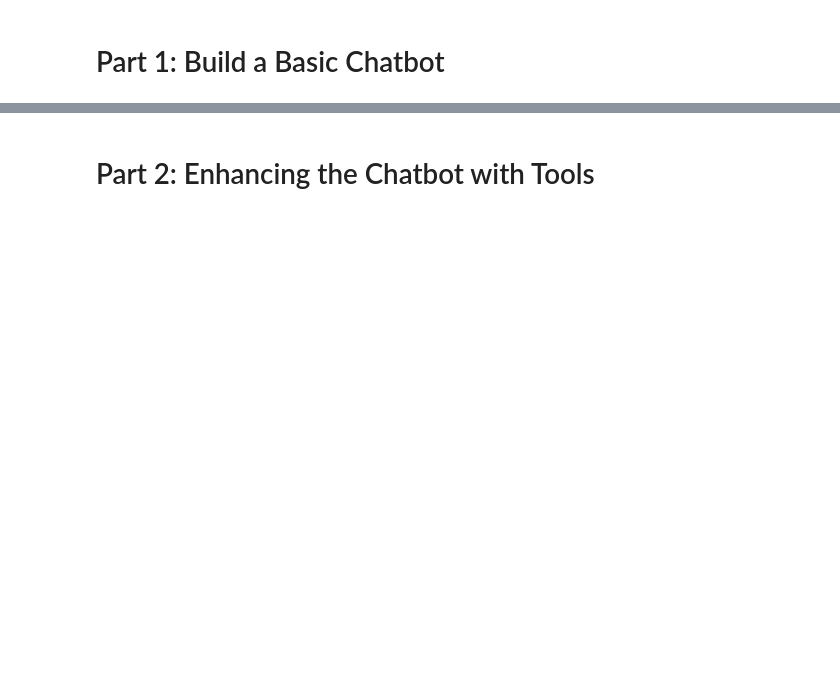
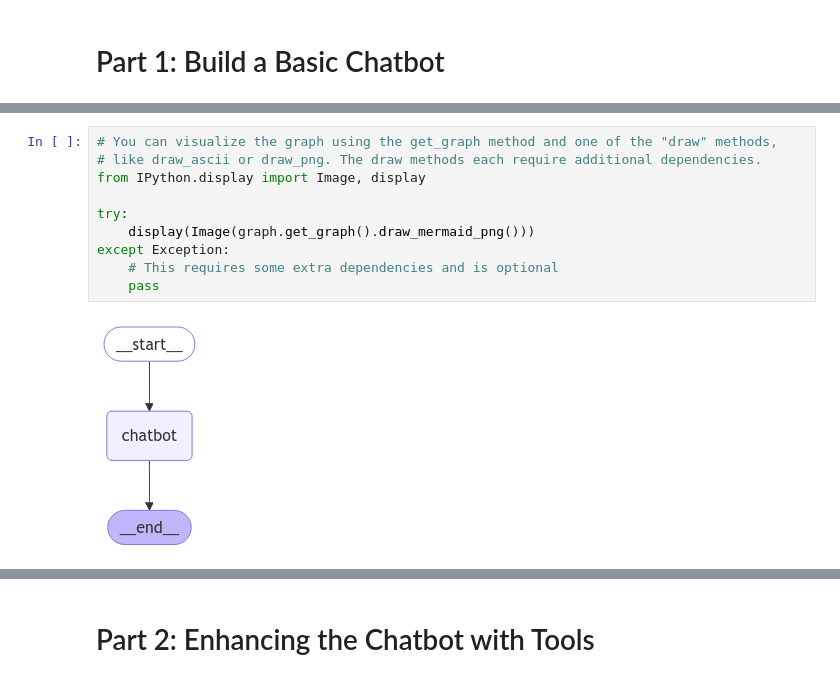
Before and after one commit to GoogTech/langchain-tutorials, a Jupyter notebook: LangGraph Quickstart/LangGraph_Quickstart.ipynb, the cells around one changed output, grey strips where cells are left out. Saved outputs shown, nothing was run; the diff lists cells and outputs as text; blank space fills up the shorter version.

```diff
--- a/LangGraph Quickstart/LangGraph_Quickstart.ipynb
+++ b/LangGraph Quickstart/LangGraph_Quickstart.ipynb
@@ -145,0 +95,12 @@ graph = graph_builder.compile()
+# %%
+# You can visualize the graph using the get_graph method and one of the "draw" methods,
+# like draw_ascii or draw_png. The draw methods each require additional dependencies.
+from IPython.display import Image, display
+
+try:
+    display(Image(graph.get_graph().draw_mermaid_png()))
+except Exception:
+    # This requires some extra dependencies and is optional
+    pass
+# %% [output]
+[figure, added]
```
Also changed, not shown: parts of 21 cells of this notebook.
